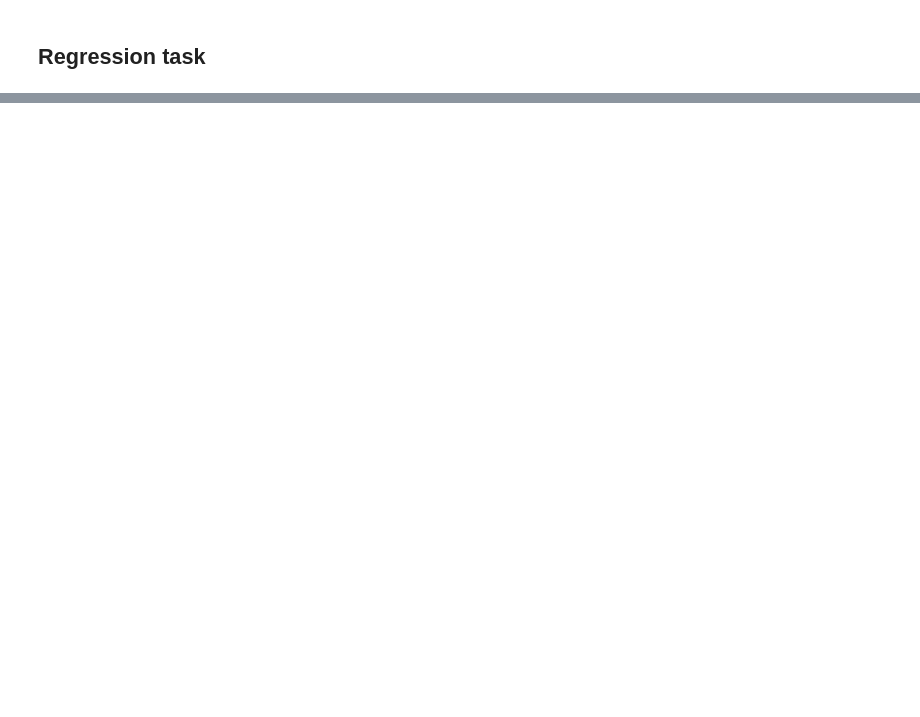
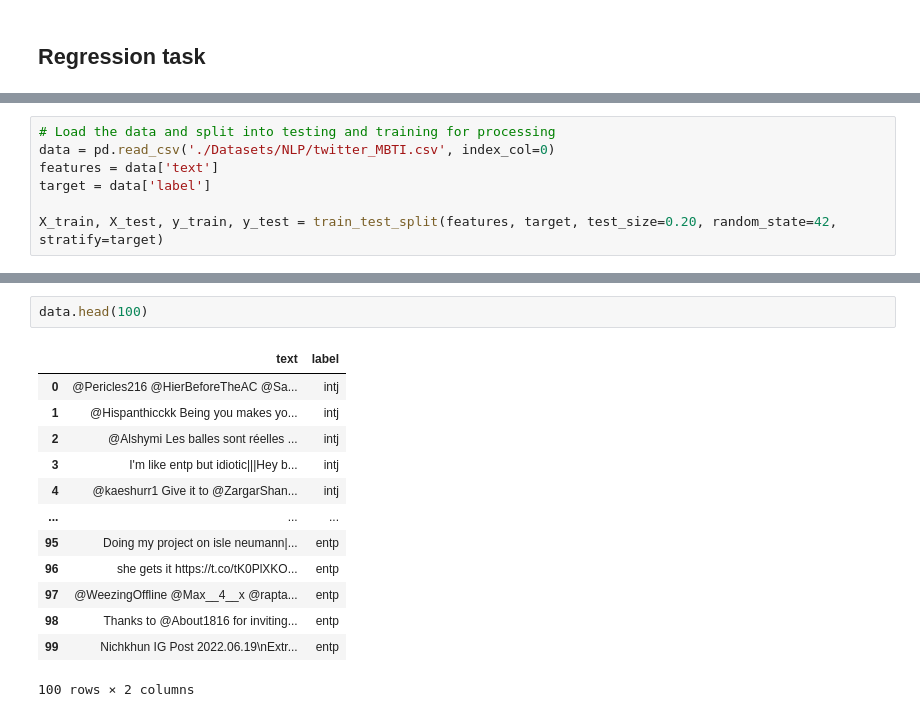
Before and after one commit to bkstonehill/Multi-Activation-Neural-Network, a Jupyter notebook: CS7357_Sohal_Stonehill_Project.ipynb, the cells around one changed output, grey strips where cells are left out. Cells and saved outputs as stored; diff of their text form; blank space fills up the shorter version.

```diff
--- a/CS7357_Sohal_Stonehill_Project.ipynb
+++ b/CS7357_Sohal_Stonehill_Project.ipynb
@@ -418,0 +640,7 @@ models = test(X, y, len(encoder.categories_[0]))
+# %%
+# Load the data and split into testing and training for processing
+data = pd.read_csv('./Datasets/NLP/twitter_MBTI.csv', index_col=0)
+features = data['text']
+target = data['label']
+
+X_train, X_test, y_train, y_test = train_test_split(features, target, test_size=0.20, random_state=42, stratify=target)
@@ -418,0 +655,16 @@ models = test(X, y, len(encoder.categories_[0]))
+# %%
+data.head(100)
+# %% [output]
+|  | text | label |
+| 0 | @Pericles216 @HierBeforeTheAC @Sa... | intj |
+| 1 | @Hispanthicckk Being you makes yo... | intj |
+| 2 | @Alshymi Les balles sont réelles ... | intj |
+| 3 | I'm like entp but idiotic|||Hey b... | intj |
+| 4 | @kaeshurr1 Give it to @ZargarShan... | intj |
+| ... | ... | ... |
+| 95 | Doing my project on isle neumann|... | entp |
+| 96 | she gets it https://t.co/tK0PlXKO... | entp |
+| 97 | @WeezingOffline @Max__4__x @rapta... | entp |
+| 98 | Thanks to @About1816 for inviting... | entp |
+| 99 | Nichkhun IG Post 2022.06.19\nExtr... | entp |
+100 rows × 2 columns
```
Also changed, not shown: parts of 33 cells of this notebook.
